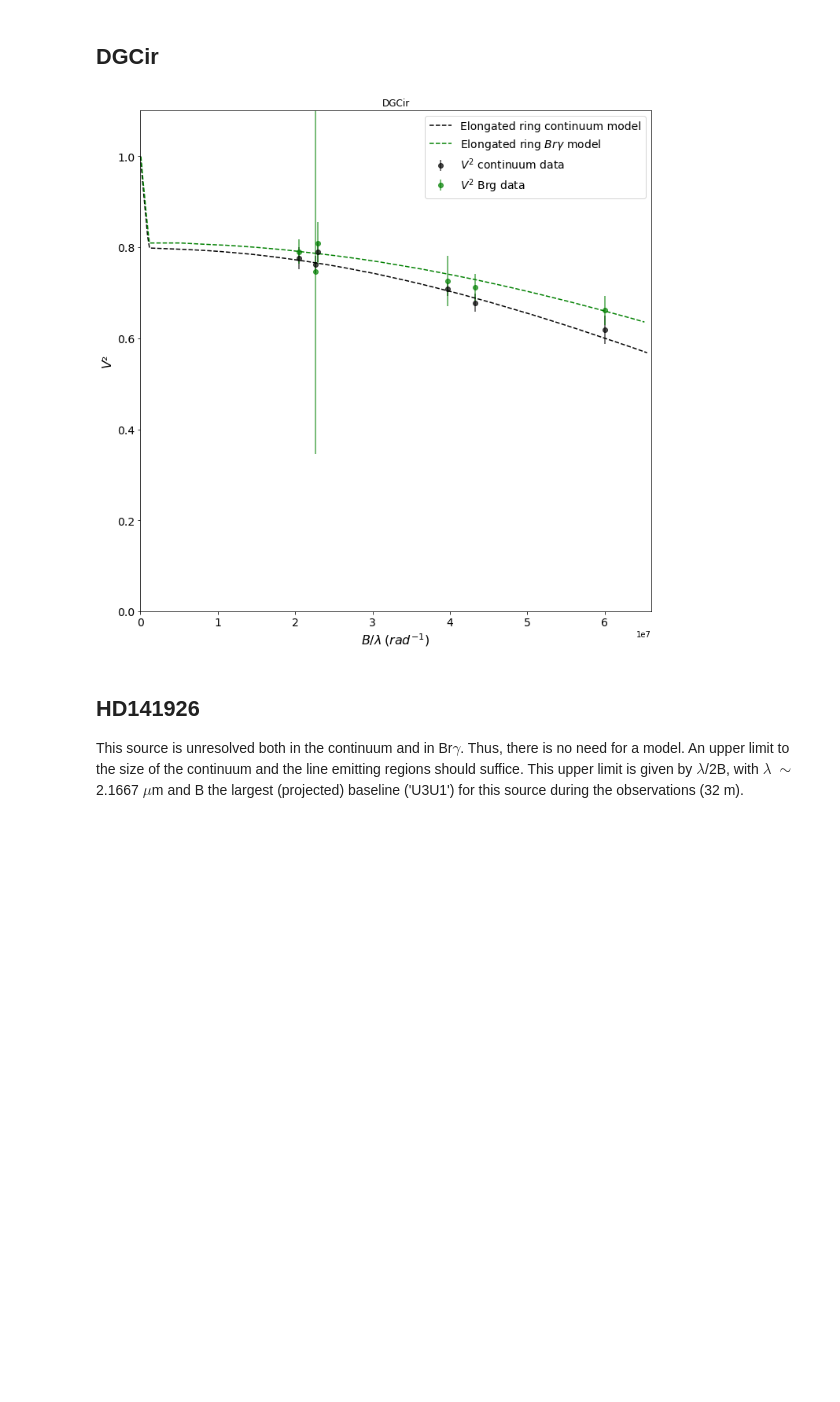
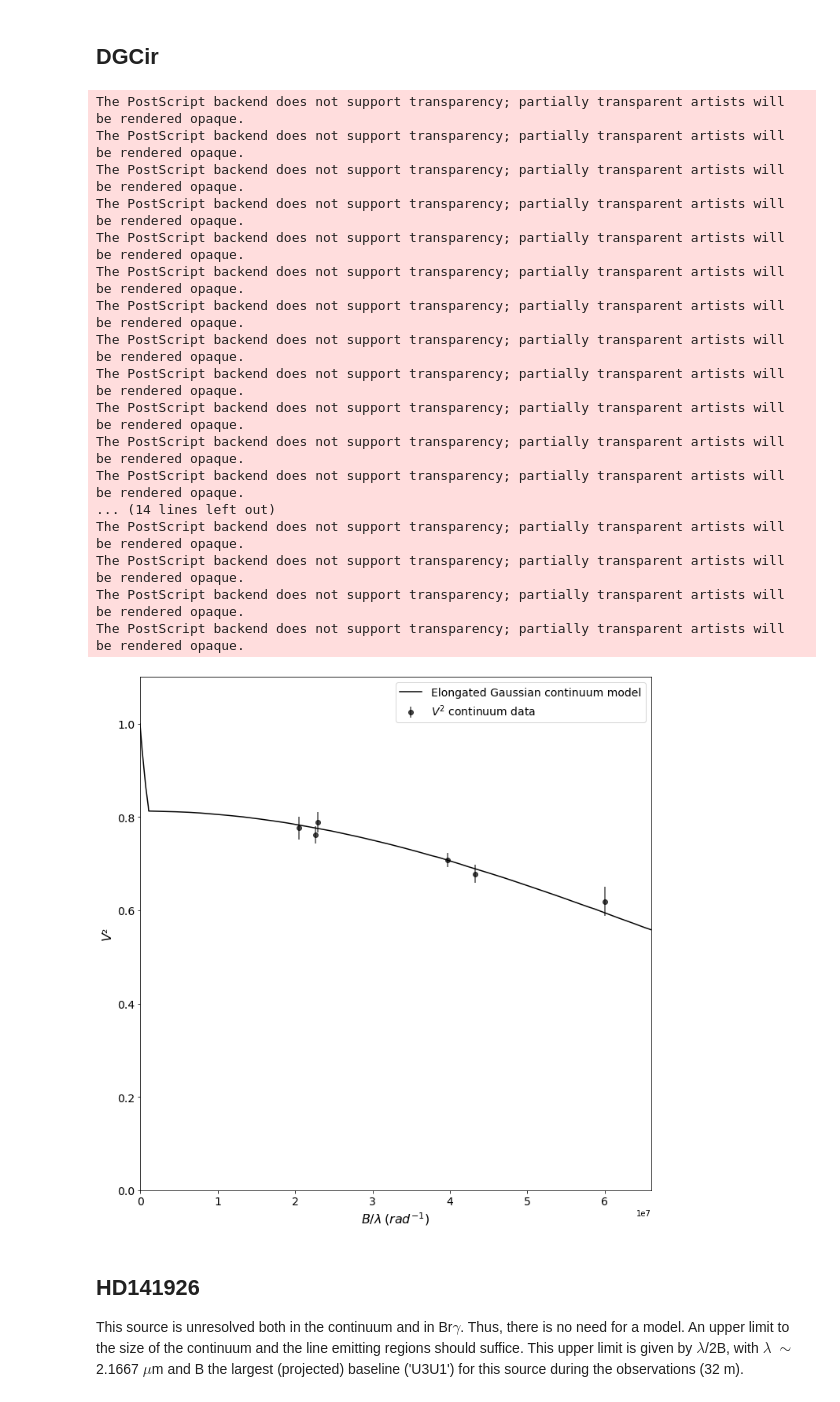
Before and after one commit to marcosarenal/gravity-data-reduction, a Jupyter notebook: Marcos_Arenal_2020_figures.ipynb, the cells around one changed output. Drawn from its saved outputs; the diff is of its cells as text; code cells hidden in the pictures; blank space fills up the shorter version.

```diff
--- a/Marcos_Arenal_2020_figures.ipynb
+++ b/Marcos_Arenal_2020_figures.ipynb
@@ -1015,8 +1143,6 @@ if save_figure:
 misource = miDGCir
 
 #Set plotting parameters
-plot_figure=True
-save_figure=False
 
 #Set ploto limits
 x_axis_lim = [-1000, 66000000]
@@ -1026,19 +1152,34 @@ y_axis_lim = [0,1.1]
 # Gaussian disk model for Brg
 
 
-# Read Elongated ring model data from automeris .csv file
+# Read model data from automeris .csv files
 # (in the LITpro_output directory)
+eGauss_model_continuum_visibility2 = pd.read_csv("./LITpro_output/"+misource.source+"_eGauss_automeris_cont.csv", sep=';', header=0)
+
 ering_model_continuum_visibility2 = pd.read_csv("./LITpro_output/"+misource.source+"_ering_automeris_cont.csv", sep=';', header=0)
 ering_model_Brg_visibility2 = pd.read_csv("./LITpro_output/"+misource.source+"_ering_automeris_Brg.csv", sep=';', header=0)
 
+edisk_model_continuum_visibility2 = pd.read_csv("./LITpro_output/"+misource.source+"_edisk_automeris_cont.csv", sep=';', header=0)
+
+
 #Sort, just in case
+eGauss_model_continuum_visibility2=eGauss_model_continuum_visibility2.sort_values(by=['X_data'])
+
 ering_model_continuum_visibility2=ering_model_continuum_visibility2.sort_values(by=['X_data'])
 ering_model_Brg_visibility2=ering_model_Brg_visibility2.sort_values(by=['X_data'])
+
+edisk_model_continuum_visibility2=edisk_model_continuum_visibility2.sort_values(by=['X_data'])
+
+wave_cont_eGauss_model = eGauss_model_continuum_visibility2['X_data'].to_numpy()
+V2_cont_eGauss_model = eGauss_model_continuum_visibility2['Y_data'].to_numpy()
 
 wave_cont_ering_model = ering_model_continuum_visibility2['X_data'].to_numpy()
 V2_cont_ering_model = ering_model_continuum_visibility2['Y_data'].to_numpy()
 wave_Brg_ering_model = ering_model_Brg_visibility2['X_data'].to_numpy()
 V2_Brg_ering_model = ering_model_Brg_visibility2['Y_data'].to_numpy()
+
+wave_cont_edisk_model = edisk_model_continuum_visibility2['X_data'].to_numpy()
+V2_cont_edisk_model = edisk_model_continuum_visibility2['Y_data'].to_numpy()
 
 
 ## Read fitting data from LITpro .tsv file
@@ -1061,12 +1202,14 @@ i=0
 for  key, value in misource.visibility2.items():
     # Plot errorbar with Observation Data
     ax.errorbar(misource.baseline[key]*1000000/misource.Brg, misource.continuum_visibility2[key], yerr=misource.continuum_visibility2_error[key], c='black',fmt='o',alpha=0.7, capthick=2, label='$V^2$ continuum data' if i == 0 else "")
-    ax.errorbar(misource.baseline[key]*1000000/misource.Brg, misource.line_visibility2[key], yerr=misource.line_visibility2_error[key], c='green',fmt='o', alpha=0.7, capthick=2, label='$V^2$ Brg data' if i == 0 else "")
+    #ax.errorbar(misource.baseline[key]*1000000/misource.Brg, misource.line_visibility2[key], yerr=misource.line_visibility2_error[key], c='green',fmt='o', alpha=0.7, capthick=2, label='$V^2$ Brg data' if i == 0 else "")
 
     # Models do not require baseline iteration
     if i == 0:
-        ax.plot(wave_cont_ering_model,V2_cont_ering_model, '--', color='black',label='Elongated ring continuum model')
-        ax.plot(wave_Brg_ering_model,V2_Brg_ering_model, '--', color='green',label='Elongated ring $Br\gamma$ model')
+        ax.plot(wave_cont_eGauss_model,V2_cont_eGauss_model, '-', color='black',label='Elongated Gaussian continuum model')
+        #ax.plot(wave_cont_ering_model,V2_cont_ering_model, '-.', color='blue',label='Elongated ring continuum model')
+        #ax.plot(wave_cont_edisk_model,V2_cont_edisk_model, '--', color='green',label='Elongated disk continuum model')
+        #ax.plot(wave_Brg_ering_model,V2_Brg_ering_model, '--', color='green',label='Elongated ring $Br\gamma$ model')
         #ax.scatter(LITpro_ering_continuum_visibility2[['#x']], LITpro_ering_continuum_visibility2[['modelValue']],label='$V^2$ continuum model', color='grey', marker="o", alpha=0.7, facecolor="none", s=100)
         #ax.scatter(LITpro_ering_Brg_visibility2[['#x']], LITpro_ering_Brg_visibility2[['modelValue']],label='$V^2 \: Br\gamma$ model', color='red', marker='+',alpha=0.7, s=100)
     i=i+1
@@ -1080,50 +1223,67 @@ B_over_lambda = np.linspace(0, max(wave_cont_ering_model), 150)
 #Parameters of the elongated Gaussian disk model
 eGauss_FWHM = 0.79068 #  in mas
 eGauss_FWHM_rad = eGauss_FWHM/(206264.8*1000) # in radians
-flux_eGauss = 0.68266
+flux_eGauss = 0.70
 gaussian_model_visibility = np.exp(-(np.pi*eGauss_FWHM_rad * B_over_lambda)**2/(4*np.log(2)))
 #Punctual source component
 flux_punct_gauss = 0.2
 
 #Background component
-flux_background = 0.009312
-#if B_over_lambda = 0:
-#    background_visibility = 1
-#else:
-#    background_visibility = 0
+flux_background = 0.098
+if B_over_lambda.any == 0:
+    background_visibility = 1
+else:
+    background_visibility = 0
 
 
 #Visibilities calculation weighted by components flux
-#visibility2_Gauss_model = (flux_eGauss *gaussian_model_visibility + flux_punct_gauss * 1+ flux_background *background_visibility)**2
+visibility2_Gauss_model = (flux_eGauss *gaussian_model_visibility + flux_punct_gauss * 1+ flux_background *background_visibility)**2
 
 # Elongated Gaussian model curve as with the LITpro FWHM disk size and flux weight results
 #ax.plot(B_over_lambda,visibility2_Gauss_model, '-', color='black',label='Elongated Gaussian disk continuum model')
 
 
 #Plot setup
 ax.set_xlim(x_axis_lim)
 ax.set_ylim(y_axis_lim)
-ax.set_title(str(misource.source))
+#ax.set_title(str(misource.source))
 ax.set_xlabel('$B/\lambda \: (rad^{-1}$)', size=16)
 ax.set_ylabel('$V²$', size=16)
 ax.legend(loc=0,fontsize=14)
 ax.tick_params(labelsize=14)
 
 #Ensure no overlapping in plots
 fig.tight_layout()
 
-
+save_figure = True
 #Save figure
 if save_figure:
     #Save figure to disk
     fig.savefig('./figures/'+str(misource.source) + "_V2_vs_spatial_frecuency" + ".eps", dpi=300)
 
 
 #Close figure if plot_figure=False
 if plot_figure==False:
     plt.close(fig)    # close the figure window
 # %% [output]
+The PostScript backend does not support transparency; partially transparent artists will be rendered opaque.
+The PostScript backend does not support transparency; partially transparent artists will be rendered opaque.
+The PostScript backend does not support transparency; partially transparent artists will be rendered opaque.
+The PostScript backend does not support transparency; partially transparent artists will be rendered opaque.
+The PostScript backend does not support transparency; partially transparent artists will be rendered opaque.
+The PostScript backend does not support transparency; partially transparent artists will be rendered opaque.
+The PostScript backend does not support transparency; partially transparent artists will be rendered opaque.
+The PostScript backend does not support transparency; partially transparent artists will be rendered opaque.
+The PostScript backend does not support transparency; partially transparent artists will be rendered opaque.
+The PostScript backend does not support transparency; partially transparent artists will be rendered opaque.
+The PostScript backend does not support transparency; partially transparent artists will be rendered opaque.
+The PostScript backend does not support transparency; partially transparent artists will be rendered opaque.
+... (14 lines left out)
+The PostScript backend does not support transparency; partially transparent artists will be rendered opaque.
+The PostScript backend does not support transparency; partially transparent artists will be rendered opaque.
+The PostScript backend does not support transparency; partially transparent artists will be rendered opaque.
+The PostScript backend does not support transparency; partially transparent artists will be rendered opaque.
-[figure, old version]
+[figure, new version]
 # %% [markdown]
 ## HD141926
 This source is unresolved both in the continuum and in Br$\gamma$.
```
Also changed, not shown: parts of 11 cells of this notebook, 4 other files.
